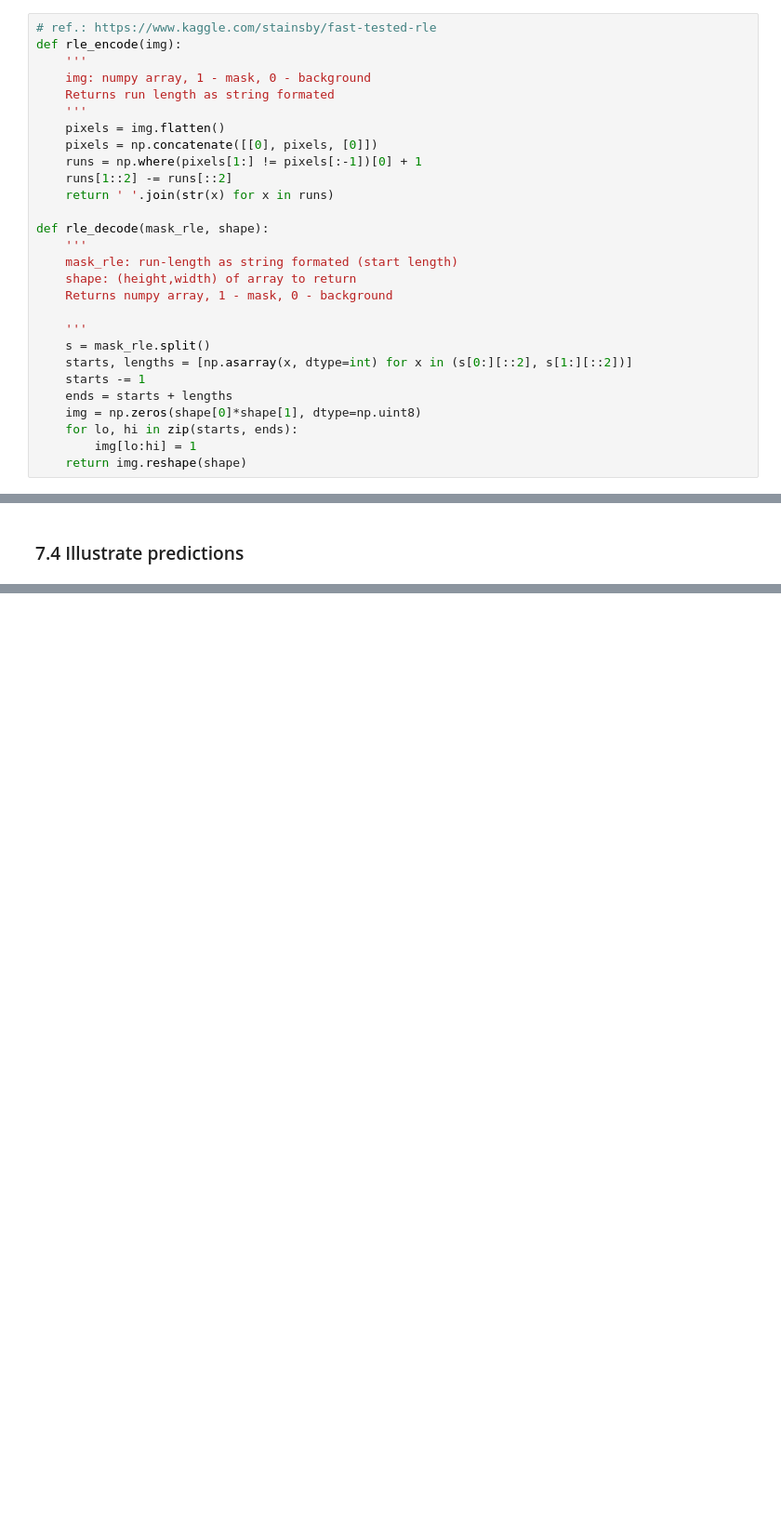
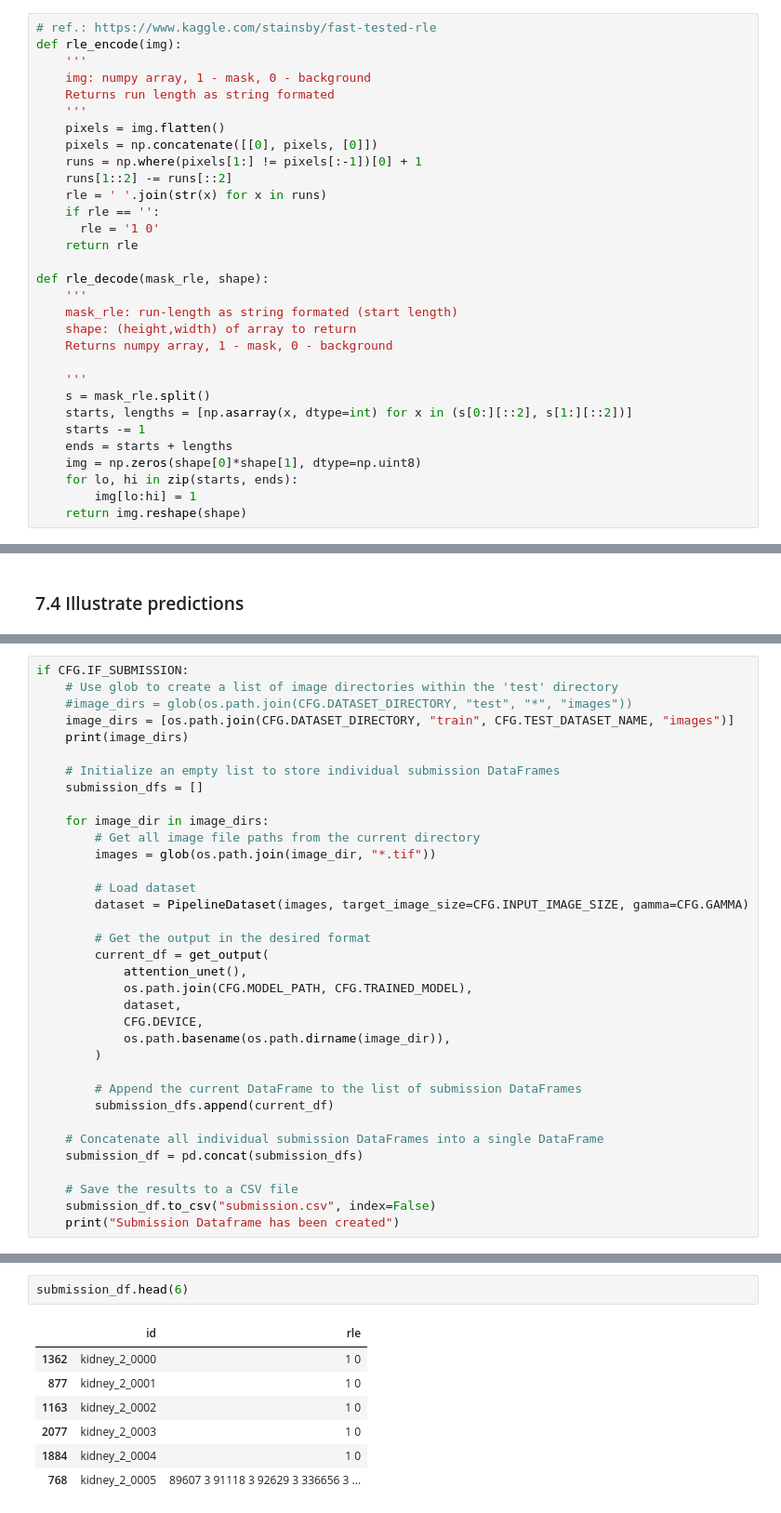
Before and after one commit to Kaggler-uofa/jin, a Jupyter notebook: A-UNet.ipynb, the cells around one changed output, grey strips where cells are left out. Shown at 93% size. Drawn from its saved outputs; the diff is of its cells as text; blank space fills up the shorter version.

Commit message:
updated A-UNet

```diff
--- a/A-UNet.ipynb
+++ b/A-UNet.ipynb
@@ -516,7 +640,10 @@ def rle_encode(img):
     pixels = np.concatenate([[0], pixels, [0]])
     runs = np.where(pixels[1:] != pixels[:-1])[0] + 1
     runs[1::2] -= runs[::2]
-    return ' '.join(str(x) for x in runs)
+    rle = ' '.join(str(x) for x in runs)
+    if rle == '':
+      rle = '1 0'
+    return rle
 
 def rle_decode(mask_rle, shape):
     '''
@@ -1038,0 +1252,35 @@ display_image(images, titles)
+# %%
+if CFG.IF_SUBMISSION:
+    # Use glob to create a list of image directories within the 'test' directory
+    #image_dirs = glob(os.path.join(CFG.DATASET_DIRECTORY, "test", "*", "images"))
+    image_dirs = [os.path.join(CFG.DATASET_DIRECTORY, "train", CFG.TEST_DATASET_NAME, "images")]
+    print(image_dirs)
+
+    # Initialize an empty list to store individual submission DataFrames
+    submission_dfs = []
+
+    for image_dir in image_dirs:
+        # Get all image file paths from the current directory
+        images = glob(os.path.join(image_dir, "*.tif"))
+
+        # Load dataset
+        dataset = PipelineDataset(images, target_image_size=CFG.INPUT_IMAGE_SIZE, gamma=CFG.GAMMA)
+
+        # Get the output in the desired format
+        current_df = get_output(
+            attention_unet(),
+            os.path.join(CFG.MODEL_PATH, CFG.TRAINED_MODEL),
+            dataset,
+            CFG.DEVICE,
+            os.path.basename(os.path.dirname(image_dir)),
+        )
+
+        # Append the current DataFrame to the list of submission DataFrames
+        submission_dfs.append(current_df)
+
+    # Concatenate all individual submission DataFrames into a single DataFrame
+    submission_df = pd.concat(submission_dfs)
+
+    # Save the results to a CSV file
+    submission_df.to_csv("submission.csv", index=False)
+    print("Submission Dataframe has been created")
@@ -1038,0 +1292,10 @@ display_image(images, titles)
+# %%
+submission_df.head(6)
+# %% [output]
+|  | id | rle |
+| 1362 | kidney_2_0000 | 1 0 |
+| 877 | kidney_2_0001 | 1 0 |
+| 1163 | kidney_2_0002 | 1 0 |
+| 2077 | kidney_2_0003 | 1 0 |
+| 1884 | kidney_2_0004 | 1 0 |
+| 768 | kidney_2_0005 | 89607 3 91118 3 92629 3 336656 3 ... |
```
Also changed, not shown: parts of 28 cells of this notebook.
